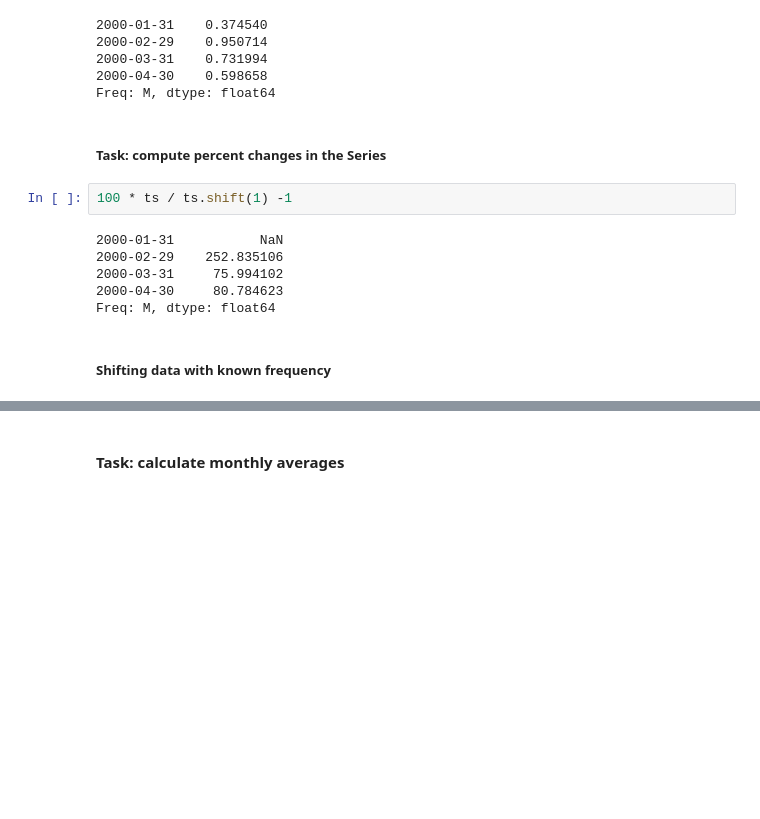
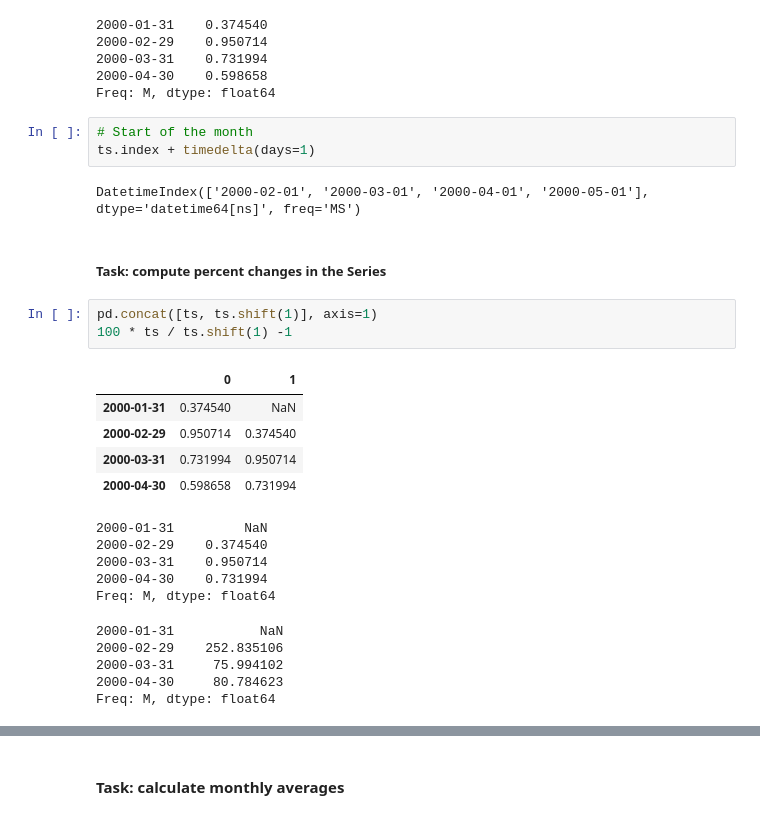
Before and after one commit to weihua77/Data_Science_Daily, a Jupyter notebook: Data_Wrangling_Python/6_Time_Series.ipynb, the cells around one changed output, grey strips where cells are left out. Cells and saved outputs as stored; diff of their text form; blank space fills up the shorter version.

```diff
--- a/Data_Wrangling_Python/6_Time_Series.ipynb
+++ b/Data_Wrangling_Python/6_Time_Series.ipynb
@@ -266,15 +255,29 @@ ts
 2000-03-31    0.731994
 2000-04-30    0.598658
 Freq: M, dtype: float64
+# %%
+# Start of the month
+ts.index + timedelta(days=1)
+# %% [output]
+DatetimeIndex(['2000-02-01', '2000-03-01', '2000-04-01', '2000-05-01'], dtype='datetime64[ns]', freq='MS')
 # %% [markdown]
 ##### Task: compute percent changes in the Series
 # %%
+pd.concat([ts, ts.shift(1)], axis=1)
 100 * ts / ts.shift(1) -1
 # %% [output]
+|  | 0 | 1 |
+| 2000-01-31 | 0.374540 | NaN |
+| 2000-02-29 | 0.950714 | 0.374540 |
+| 2000-03-31 | 0.731994 | 0.950714 |
+| 2000-04-30 | 0.598658 | 0.731994 |
-2000-01-31           NaN
-2000-02-29    252.835106
-2000-03-31     75.994102
-2000-04-30     80.784623
+2000-01-31         NaN
+2000-02-29    0.374540
+2000-03-31    0.950714
+2000-04-30    0.731994
 Freq: M, dtype: float64
+2000-01-31           NaN
+2000-02-29    252.835106
+2000-03-31     75.994102
+2000-04-30     80.784623
+Freq: M, dtype: float64
-# %% [markdown]
-##### Shifting data with known frequency
```
Also changed, not shown: parts of 57 cells of this notebook.
